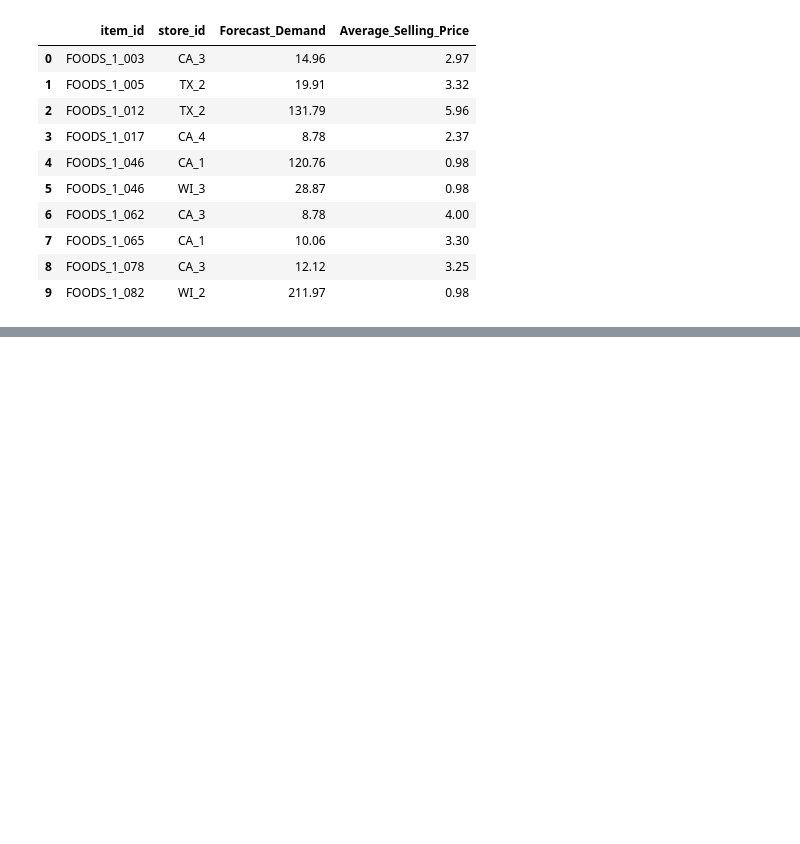
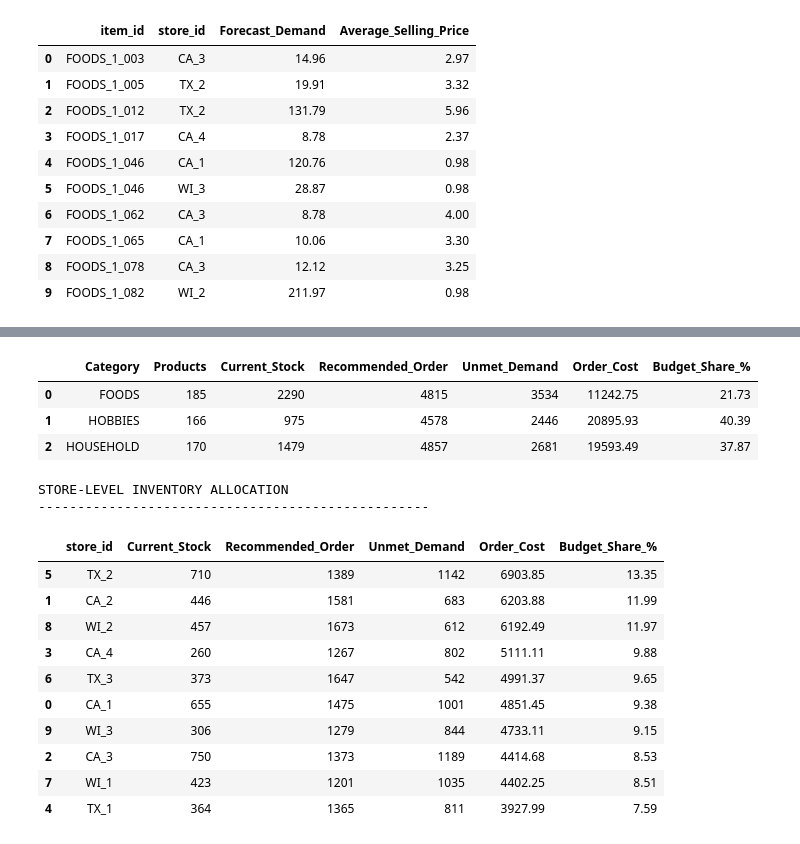
Before and after one commit to saudjabarali/Nexvia-Technologies-Data-Science-Internship, a Jupyter notebook: DS-02_Demand_Forecasting_and_Inventory_Optimization/main2.ipynb, the cells around one changed output, grey strips where cells are left out. Saved outputs shown, nothing was run; the diff lists cells and outputs as text; code cells hidden in the pictures; blank space fills up the shorter version.

```diff
--- a/DS-02_Demand_Forecasting_and_Inventory_Optimization/main2.ipynb
+++ b/DS-02_Demand_Forecasting_and_Inventory_Optimization/main2.ipynb
@@ -3429,0 +3711,67 @@ Maximum potential replenishment: 22911
+# %%
+category_inventory = (
+    inventory_demand.groupby(
+        inventory_demand["item_id"].str.split("_").str[0]
+    )
+    .agg(
+        Products=("item_id", "nunique"),
+        Current_Stock=("current_stock", "sum"),
+        Recommended_Order=("recommended_order", "sum"),
+        Unmet_Demand=("unmet_demand", "sum"),
+        Order_Cost=("order_cost", "sum")
+    )
+    .reset_index(names="Category")
+)
+
+category_inventory["Budget_Share_%"] = (
+    category_inventory["Order_Cost"]
+    / category_inventory["Order_Cost"].sum()
+    * 100
+)
+
+display(category_inventory.round(2))
+# %% [output]
+|  | Category | Products | Current_Stock | Recommended_Order | Unmet_Demand | Order_Cost | Budget_Share_% |
+| 0 | FOODS | 185 | 2290 | 4815 | 3534 | 11242.75 | 21.73 |
+| 1 | HOBBIES | 166 | 975 | 4578 | 2446 | 20895.93 | 40.39 |
+| 2 | HOUSEHOLD | 170 | 1479 | 4857 | 2681 | 19593.49 | 37.87 |
+# %%
+store_inventory = (
+    inventory_demand.groupby("store_id")
+    .agg(
+        Current_Stock=("current_stock", "sum"),
+        Recommended_Order=("recommended_order", "sum"),
+        Unmet_Demand=("unmet_demand", "sum"),
+        Order_Cost=("order_cost", "sum")
+    )
+    .reset_index()
+)
+
+store_inventory["Budget_Share_%"] = (
+    store_inventory["Order_Cost"]
+    / store_inventory["Order_Cost"].sum()
+    * 100
+)
+
+store_inventory = store_inventory.sort_values(
+    "Order_Cost", ascending=False
+)
+
+print("STORE-LEVEL INVENTORY ALLOCATION")
+print("-" * 50)
+
+display(store_inventory.round(2))
+# %% [output]
+STORE-LEVEL INVENTORY ALLOCATION
+--------------------------------------------------
+|  | store_id | Current_Stock | Recommended_Order | Unmet_Demand | Order_Cost | Budget_Share_% |
+| 5 | TX_2 | 710 | 1389 | 1142 | 6903.85 | 13.35 |
+| 1 | CA_2 | 446 | 1581 | 683 | 6203.88 | 11.99 |
+| 8 | WI_2 | 457 | 1673 | 612 | 6192.49 | 11.97 |
+| 3 | CA_4 | 260 | 1267 | 802 | 5111.11 | 9.88 |
+| 6 | TX_3 | 373 | 1647 | 542 | 4991.37 | 9.65 |
+| 0 | CA_1 | 655 | 1475 | 1001 | 4851.45 | 9.38 |
+| 9 | WI_3 | 306 | 1279 | 844 | 4733.11 | 9.15 |
+| 2 | CA_3 | 750 | 1373 | 1189 | 4414.68 | 8.53 |
+| 7 | WI_1 | 423 | 1201 | 1035 | 4402.25 | 8.51 |
+| 4 | TX_1 | 364 | 1365 | 811 | 3927.99 | 7.59 |
```
Also changed, not shown: parts of 18 cells of this notebook.
